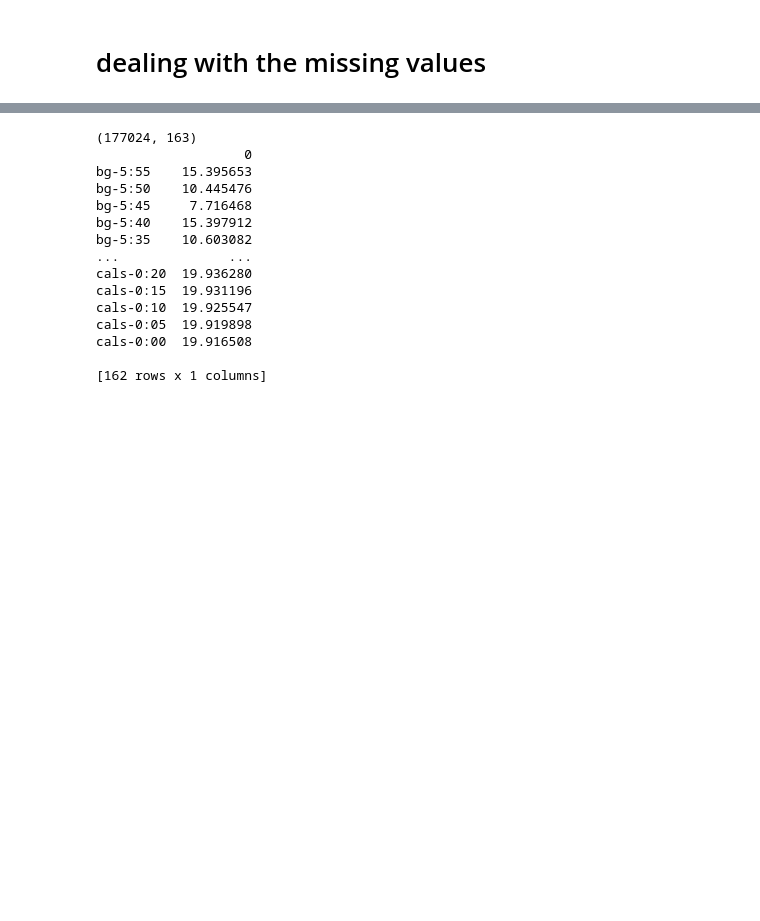
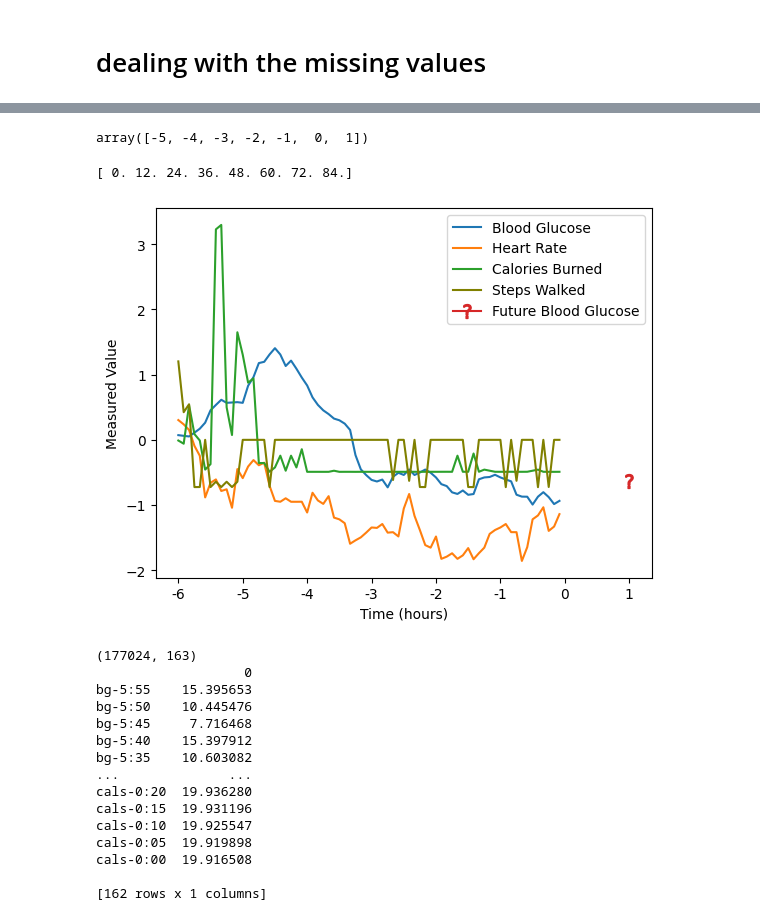
Before and after one commit to mansorrahmed/brist1d, a Jupyter notebook: preproc.ipynb, the cells around one changed output, grey strips where cells are left out. Saved outputs shown, nothing was run; the diff lists cells and outputs as text; code cells hidden in the pictures; blank space fills up the shorter version.

Commit message:
final results/graphs

```diff
--- a/preproc.ipynb
+++ b/preproc.ipynb
@@ -383,3 +369,42 @@ Missing values in the training data: 0, test data: 0
+# %%
+np.arange(-5,2)
+# %% [output]
+array([-5, -4, -3, -2, -1,  0,  1])
+# %%
+import random
+
+sc = StandardScaler()
+sc.fit(train_filled)
+train_standardized = sc.transform(train_filled)
+train_standardized = pd.DataFrame(train_standardized, columns=train_filled.columns)
+
+sample_index = random.randint(0,177021)
+bg_sample = np.array(train_standardized.loc[sample_index, train_standardized.columns.str.startswith('bg-')])
+hr_sample = np.array(train_standardized.loc[sample_index, train_standardized.columns.str.startswith('hr-')])
+cals_sample = np.array(train_standardized.loc[sample_index, train_standardized.columns.str.startswith('cals-')])
+steps_sample = np.array(train_standardized.loc[sample_index, train_standardized.columns.str.startswith('steps-')])
+bg_future = train_standardized.loc[sample_index,"bg+1:00"]
+
+fig, ax = plt.subplots()
+ax.plot(bg_sample, label='Blood Glucose')
+ax.plot(hr_sample, label='Heart Rate')
+ax.plot(cals_sample, label='Calories Burned')
+ax.plot(steps_sample, label='Steps Walked', color="olive")
+ax.plot(84, bg_future, marker="$?$", markersize=10, label='Future Blood Glucose')
+
+# Set x-ticks and labels
+xticks = np.linspace(0, 84, 8)  # 8 ticks from 0 to 84
+print(xticks)
+ax.set_xticks(xticks)
+ax.set_xticklabels([f"{int(tick/12)-6}" for tick in xticks])  # Convert ticks to hours and adjust labels
+
+plt.xlabel("Time (hours)")
+plt.ylabel("Measured Value")
+plt.legend()
+plt.show()
+# %% [output]
+[ 0. 12. 24. 36. 48. 60. 72. 84.]
+[figure, added]
 # %%
 threshold = 0.2 * train_data.shape[0]
 
```
Also changed, not shown: parts of 3 cells of this notebook, 3 other files.
